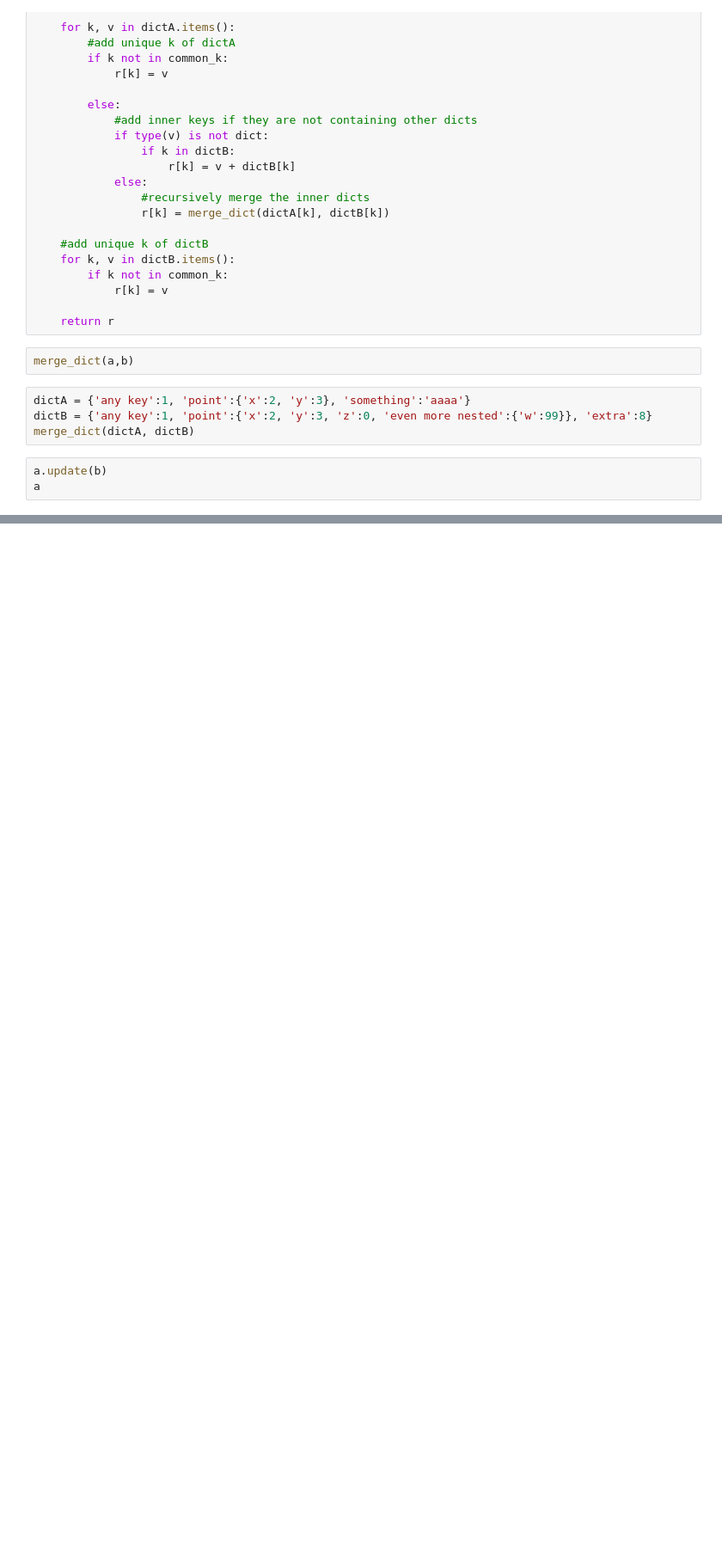
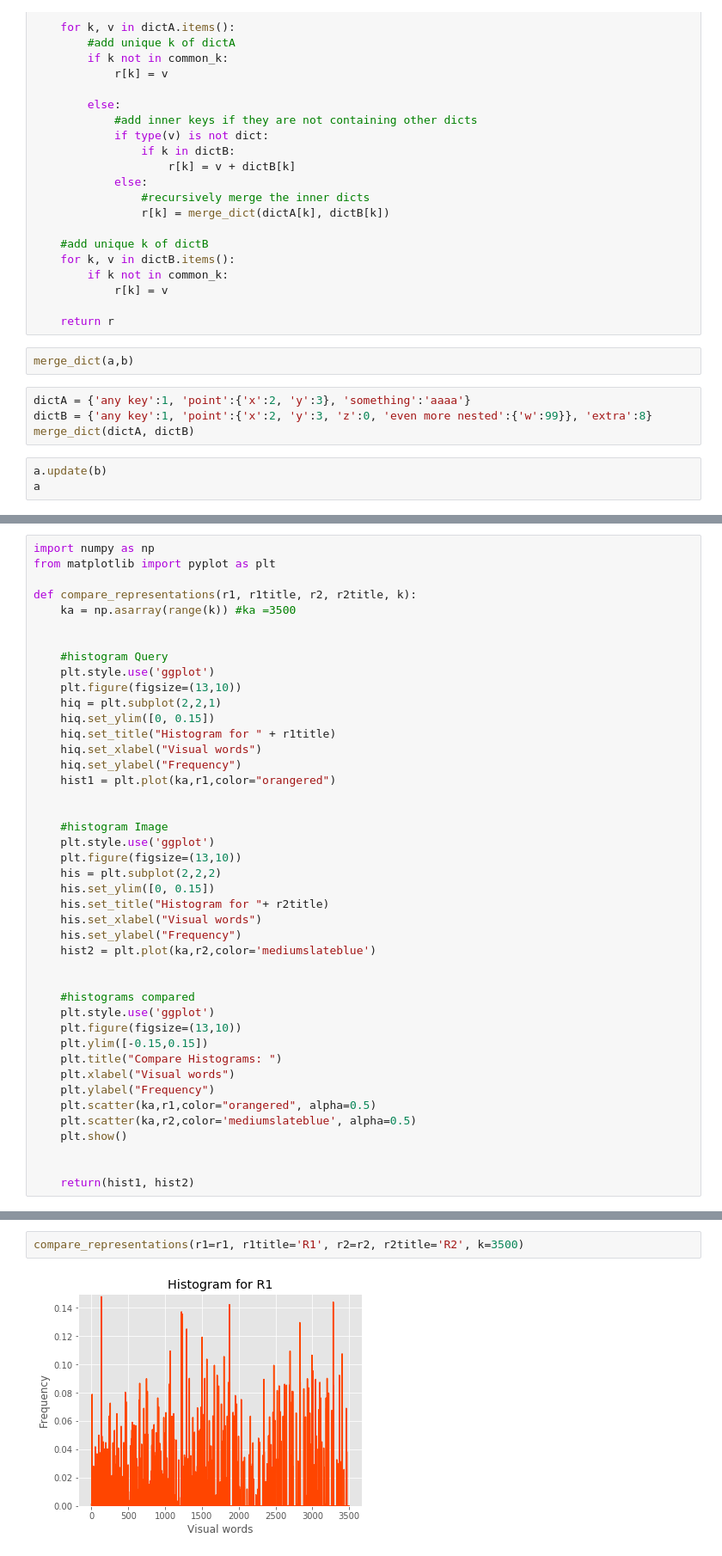
Before and after one commit to 25shmeckles/alefuncs, a Jupyter notebook: sketchbook.ipynb, the cells around one changed output, grey strips where cells are left out. Shown at 86% size. Cells and saved outputs as stored; diff of their text form; blank space fills up the shorter version.

```diff
--- a/sketchbook.ipynb
+++ b/sketchbook.ipynb
@@ -330,0 +580,43 @@ data.head()
+# %%
+import numpy as np
+from matplotlib import pyplot as plt
+
+def compare_representations(r1, r1title, r2, r2title, k):
+    ka = np.asarray(range(k)) #ka =3500
+
+
+    #histogram Query
+    plt.style.use('ggplot')
+    plt.figure(figsize=(13,10))
+    hiq = plt.subplot(2,2,1)
+    hiq.set_ylim([0, 0.15])
+    hiq.set_title("Histogram for " + r1title)
+    hiq.set_xlabel("Visual words")
+    hiq.set_ylabel("Frequency")
+    hist1 = plt.plot(ka,r1,color="orangered")
+
+
+    #histogram Image
+    plt.style.use('ggplot')
+    plt.figure(figsize=(13,10))
+    his = plt.subplot(2,2,2)
+    his.set_ylim([0, 0.15])
+    his.set_title("Histogram for "+ r2title)
+    his.set_xlabel("Visual words")
+    his.set_ylabel("Frequency")
+    hist2 = plt.plot(ka,r2,color='mediumslateblue')
+
+
+    #histograms compared
+    plt.style.use('ggplot')
+    plt.figure(figsize=(13,10))
+    plt.ylim([-0.15,0.15])
+    plt.title("Compare Histograms: ")
+    plt.xlabel("Visual words")
+    plt.ylabel("Frequency")
+    plt.scatter(ka,r1,color="orangered", alpha=0.5)
+    plt.scatter(ka,r2,color='mediumslateblue', alpha=0.5)
+    plt.show()
+
+
+    return(hist1, hist2)
@@ -330,0 +631,4 @@ data.head()
+# %%
+compare_representations(r1=r1, r1title='R1', r2=r2, r2title='R2', k=3500)
+# %% [output]
+[figure, added]
```
Also changed, not shown: parts of 16 cells of this notebook, 1 other file.
